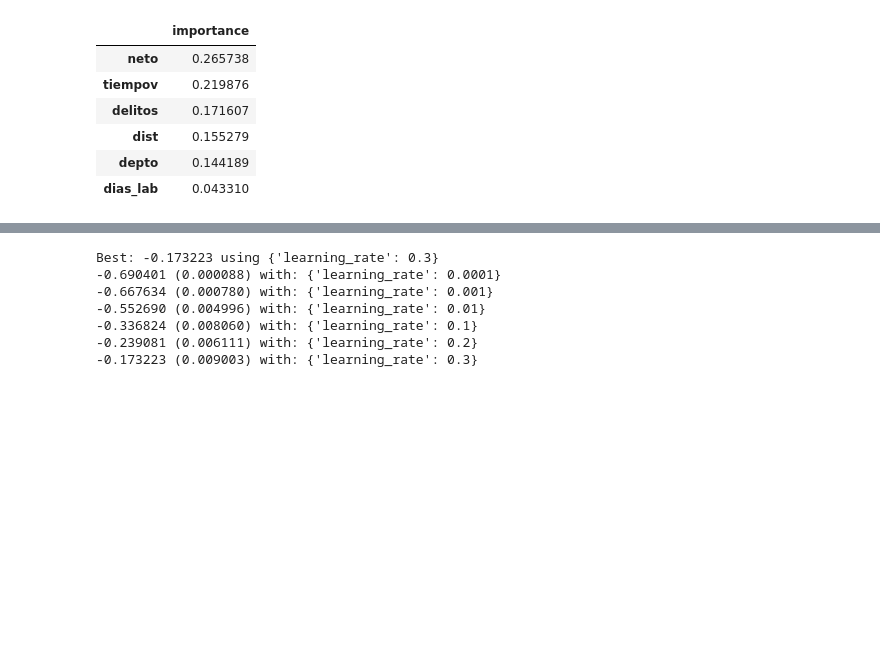
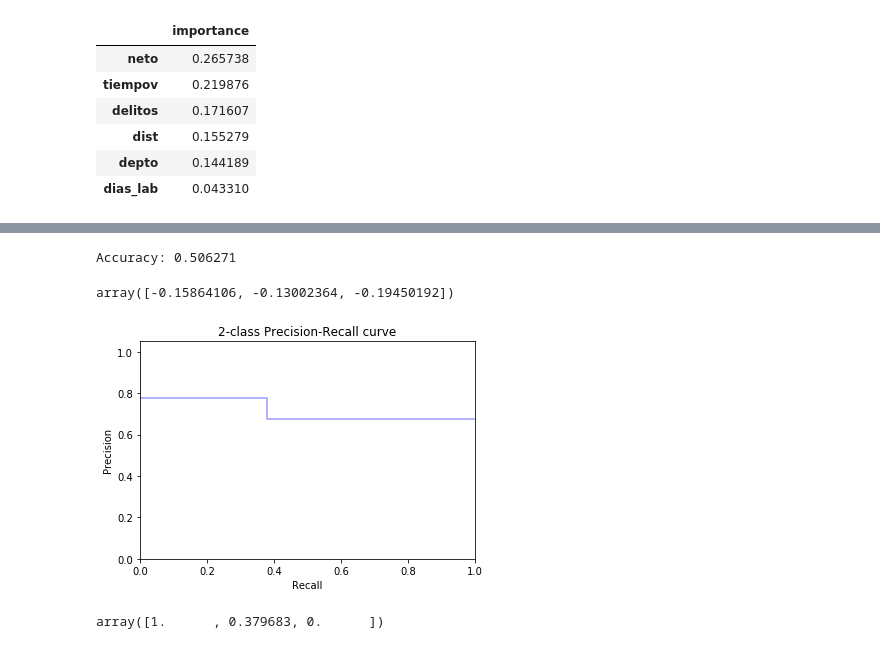
Before and after one commit to mmastermind/HR_Boost, a Jupyter notebook: HR_Boost/HR_Boost/Deep_learning_acumulados-Copy5.ipynb, the cells around one changed output, grey strips where cells are left out. Drawn from its saved outputs; the diff is of its cells as text; code cells hidden in the pictures; blank space fills up the shorter version.

```diff
--- a/HR_Boost/HR_Boost/Deep_learning_acumulados-Copy5.ipynb
+++ b/HR_Boost/HR_Boost/Deep_learning_acumulados-Copy5.ipynb
@@ -310,22 +309,30 @@ plt.show()
-# %%
-
-learning_rate = [0.0001, 0.001, 0.01, 0.1, 0.2, 0.3]
-param_grid = dict(learning_rate=learning_rate)
-kfold = StratifiedKFold(n_splits=10, shuffle=True, random_state=7)
-grid_search = GridSearchCV(model, param_grid, scoring="neg_log_loss", n_jobs=-1, cv=kfold)
-grid_result = grid_search.fit(X_train_scaled, y_train)
-# summarize results
-print("Best: %f using %s" % (grid_result.best_score_, grid_result.best_params_))
-means = grid_result.cv_results_['mean_test_score']
-stds = grid_result.cv_results_['std_test_score']
-params = grid_result.cv_results_['params']
-for mean, stdev, param in zip(means, stds, params):
-	print("%f (%f) with: %r" % (mean, stdev, param))
-# %% [output]
-Best: -0.173223 using {'learning_rate': 0.3}
--0.690401 (0.000088) with: {'learning_rate': 0.0001}
--0.667634 (0.000780) with: {'learning_rate': 0.001}
--0.552690 (0.004996) with: {'learning_rate': 0.01}
--0.336824 (0.008060) with: {'learning_rate': 0.1}
--0.239081 (0.006111) with: {'learning_rate': 0.2}
--0.173223 (0.009003) with: {'learning_rate': 0.3}
+# %%
+accuracy = accuracy_score(y_test, y_pred)
+print('Accuracy: %f' % accuracy)
+# %% [output]
+Accuracy: 0.506271
+# %%
+xgb_cv = cross_val_score(model, X_train_scaled, y_train,
+                         scoring = 'neg_mean_absolute_error')
+xgb_cv
+# %% [output]
+array([-0.15864106, -0.13002364, -0.19450192])
+# %%
+from sklearn.metrics import confusion_matrix, f1_score, precision_recall_curve
+precision, recall, thresholds = precision_recall_curve(y_test, y_pred)
+
+thresholds = np.append(thresholds, 1)
+f1_scores = 2*(precision*recall)/(precision+recall)
+plt.step(recall, precision, color='b', alpha=0.4, where='post')
+plt.xlabel('Recall')
+plt.ylabel('Precision')
+plt.ylim([0.0, 1.05])
+plt.xlim([0.0, 1.0])
+plt.title('2-class Precision-Recall curve')
+plt.show()
+# %% [output]
+[figure, added]
+# %%
+recall
+# %% [output]
+array([1.      , 0.379683, 0.      ])
```
Also changed, not shown: parts of 9 cells of this notebook, 7 other files.
